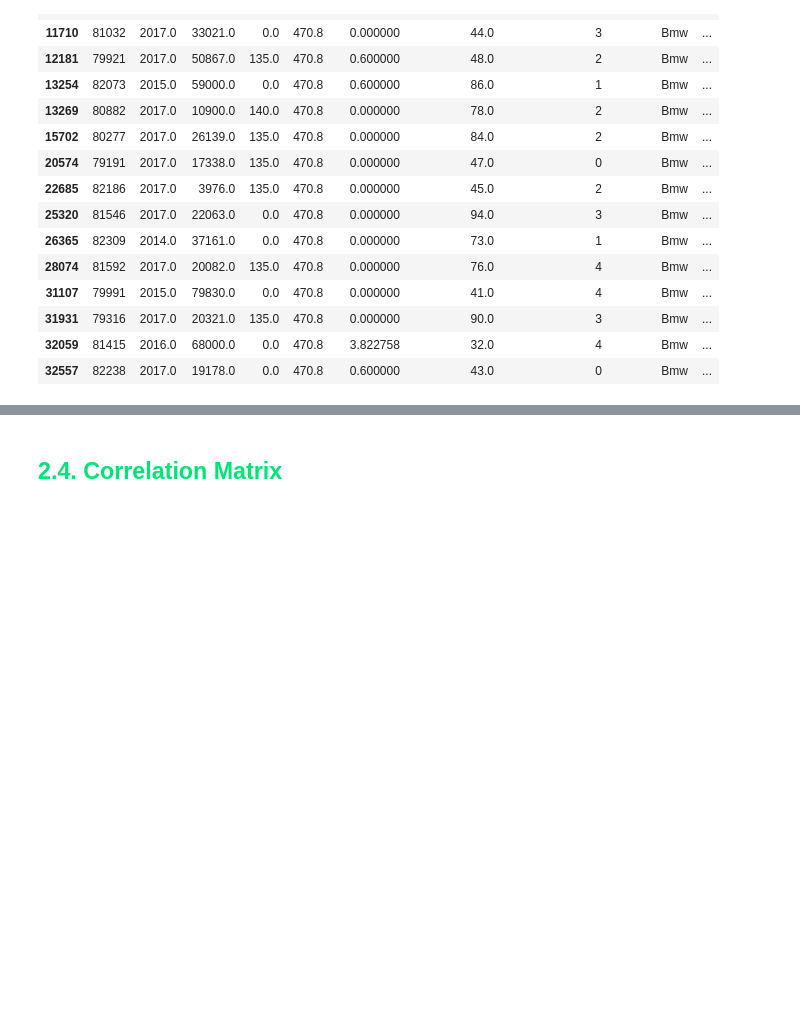
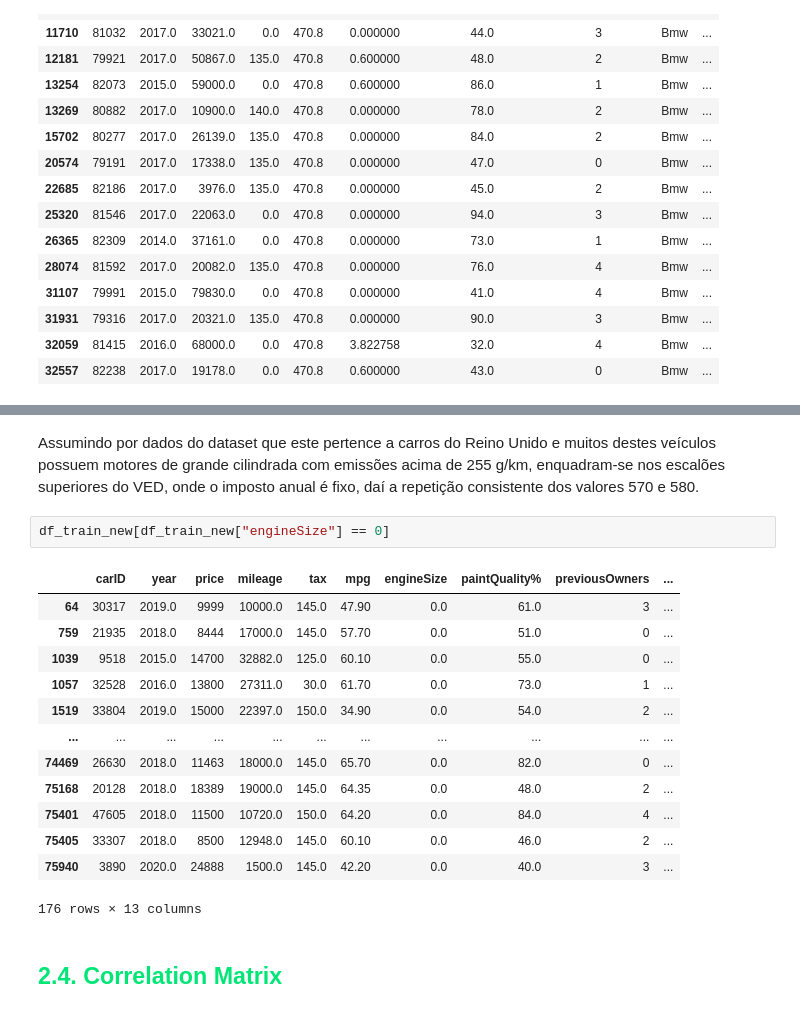
Before and after one commit to Danirib11221/MachineLearning39, a Jupyter notebook: MachineLearningProject.ipynb, the cells around one changed output, grey strips where cells are left out. Cells and saved outputs as stored; diff of their text form; blank space fills up the shorter version.

```diff
--- a/MachineLearningProject.ipynb
+++ b/MachineLearningProject.ipynb
@@ -2065,3 +2098,21 @@ Assim, substituímos todos estes valores por missing e procedemos à respetiva i
+# %% [markdown]
+Assumindo por dados do dataset que este pertence a carros do Reino Unido e muitos destes veículos possuem motores de grande cilindrada com emissões acima de 255 g/km, enquadram-se nos escalões superiores do VED, onde o imposto anual é fixo, daí a repetição consistente dos valores 570 e 580.
+# %%
+df_train_new[df_train_new["engineSize"] == 0]
+# %% [output]
+|  | carID | year | price | mileage | tax | mpg | engineSize | paintQuality% | previousOwners | ... |
+| 64 | 30317 | 2019.0 | 9999 | 10000.0 | 145.0 | 47.90 | 0.0 | 61.0 | 3 | ... |
+| 759 | 21935 | 2018.0 | 8444 | 17000.0 | 145.0 | 57.70 | 0.0 | 51.0 | 0 | ... |
+| 1039 | 9518 | 2015.0 | 14700 | 32882.0 | 125.0 | 60.10 | 0.0 | 55.0 | 0 | ... |
+| 1057 | 32528 | 2016.0 | 13800 | 27311.0 | 30.0 | 61.70 | 0.0 | 73.0 | 1 | ... |
+| 1519 | 33804 | 2019.0 | 15000 | 22397.0 | 150.0 | 34.90 | 0.0 | 54.0 | 2 | ... |
+| ... | ... | ... | ... | ... | ... | ... | ... | ... | ... | ... |
+| 74469 | 26630 | 2018.0 | 11463 | 18000.0 | 145.0 | 65.70 | 0.0 | 82.0 | 0 | ... |
+| 75168 | 20128 | 2018.0 | 18389 | 19000.0 | 145.0 | 64.35 | 0.0 | 48.0 | 2 | ... |
+| 75401 | 47605 | 2018.0 | 11500 | 10720.0 | 150.0 | 64.20 | 0.0 | 84.0 | 4 | ... |
+| 75405 | 33307 | 2018.0 | 8500 | 12948.0 | 145.0 | 60.10 | 0.0 | 46.0 | 2 | ... |
+| 75940 | 3890 | 2020.0 | 24888 | 1500.0 | 145.0 | 42.20 | 0.0 | 40.0 | 3 | ... |
+176 rows × 13 columns
 # %% [markdown]
 <h2 style="color: #00E676;"> 2.4. Correlation Matrix </h2>
 # %%
```
Also changed, not shown: parts of 33 cells of this notebook.
